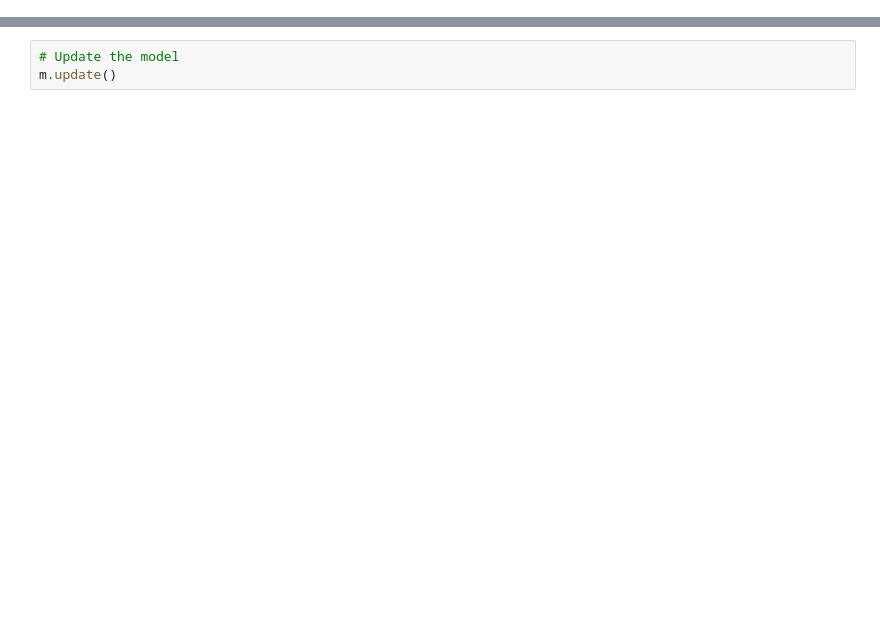
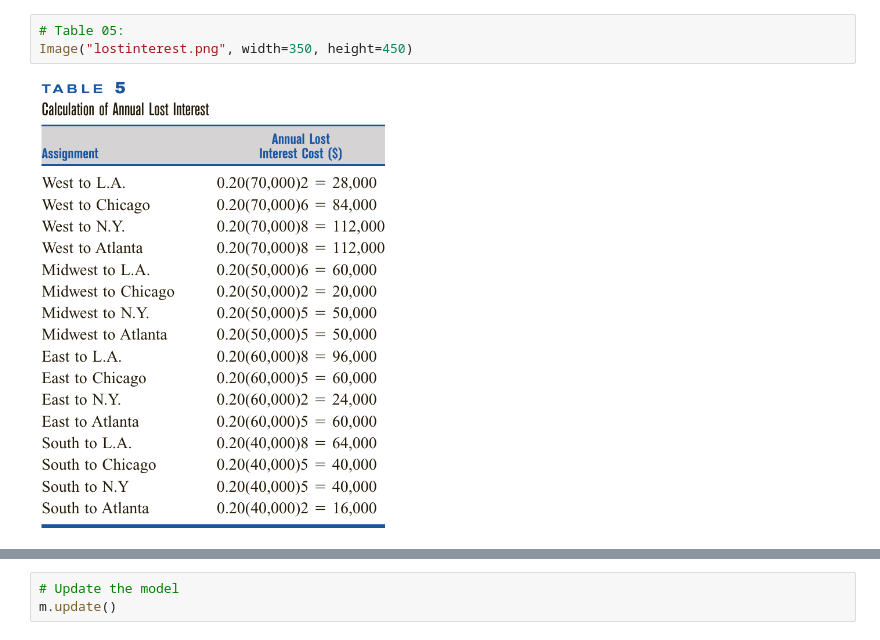
Before and after one commit to r2prof/Optimization, a Jupyter notebook: 04-if-then.ipynb, the cells around one changed output, grey strips where cells are left out. Saved outputs shown, nothing was run; the diff lists cells and outputs as text; blank space fills up the shorter version.

```diff
--- a/04-if-then.ipynb
+++ b/04-if-then.ipynb
@@ -69,0 +92,5 @@ cloth = m.addConstr(4 * x1 + 3 * x2 + 4 * x3 <= 160, "c2")    # cloth constraint
+# %%
+# Table 05:
+Image("lostinterest.png", width=350, height=450)
+# %% [output]
+[figure, added]
```
Also changed, not shown: parts of 42 cells of this notebook, 24 other files.
